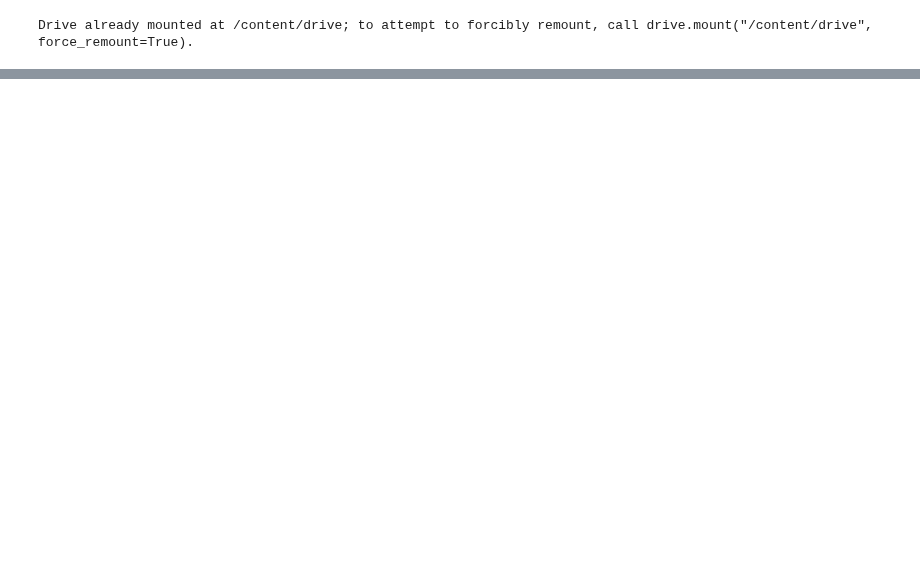
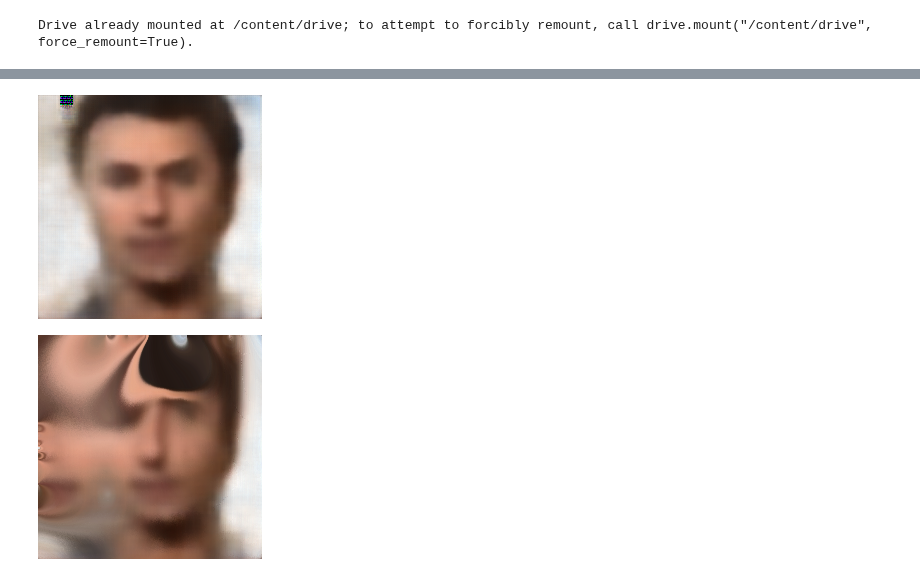
Before and after one commit to antoniomuso/speech2face, a Jupyter notebook: Decoder_with_warping.ipynb, the cells around one changed output, grey strips where cells are left out. Saved outputs shown, nothing was run; the diff lists cells and outputs as text; code cells hidden in the pictures; blank space fills up the shorter version.

Commit message:
Fixed warping

```diff
--- a/Decoder_with_warping.ipynb
+++ b/Decoder_with_warping.ipynb
@@ -575,7 +575,7 @@ def image_warping(src_img, src_landmarks, dest_landmarks):
 
     with tf.Session() as sess:
         out_img = sess.run(warped_img)
-        warp_img = np.uint8(out_img[:, :, :, :] * 255)
+        warp_img = np.uint8(out_img[:, :, :, :])
 
     return warp_img
 
@@ -595,7 +595,7 @@ def face_landmark(img):
         X[i] = np.array(resultant)
     return  X, flag
 # %%
-checkpoint_path='/content/drive/My Drive/Speech2Face/models/face_decoder_warping/epoch_0.pth'
+checkpoint_path='/content/drive/My Drive/Speech2Face/models/face_decoder_warping/epoch_15_steps_0.pth'
 # checkpoint_path=None
 device = torch.device("cuda:0" if torch.cuda.is_available() else "cpu")
 # Set Model
@@ -797,0 +760,40 @@ loss: 21.364277039804765 Steps: 1984/8323
+# %%
+model.eval()
+img = Image.open('/content/b5b68253409b796f61f6ecd1f1.jpg')
+transform_fe = transforms.Compose([
+            transforms.Resize((224, 224)),
+            _Normalize_Tensor(color_mean, color_std)
+        ])
+
+
+t_img = transform_fe(img).unsqueeze(0).to(device)
+emb = face_encoder_model(t_img)
+land_out, outputs  = model(emb)
+# %%
+o_img = cv2.cvtColor(np.einsum('abc->bca',outputs[0].cpu().detach().numpy()*255),cv2.COLOR_BGR2RGB)
+cv2_imshow(o_img)
+
+outLandmark = land_out.cpu().detach().numpy()
+# outLandmark = np.dstack((outLandmark[:,0::2],outLandmark[:,1::2]))
+outLandmark = outLandmark.reshape((-1, 72, 2))
+
+meanX = np.mean(outLandmark[:,:,0])
+meanY = np.mean(outLandmark[:,:,1])
+
+# outLandmark[outLandmark == 0] = meanY
+
+# print("land np img np ", outL_.shape, img_.shape)
+img1 = np.einsum('dabc->dbca',outputs.cpu().detach().numpy()*255)
+img1 = (img1).astype(np.uint8)
+# print("img_t ",img_t.shape, img_t[0])
+src, flag = face_landmark(img1)
+if flag:
+    for r in flag:
+        src[r] = outLandmark[r]
+
+result = image_warping(img1.astype(np.float32), src.astype(np.float32), outLandmark.astype(np.float32))
+w_img = cv2.cvtColor(result[0], cv2.COLOR_BGR2RGB)
+cv2_imshow(w_img)
+# %% [output]
+[figure, added]
+[figure, added]
```
Also changed, not shown: parts of 4 cells of this notebook.
